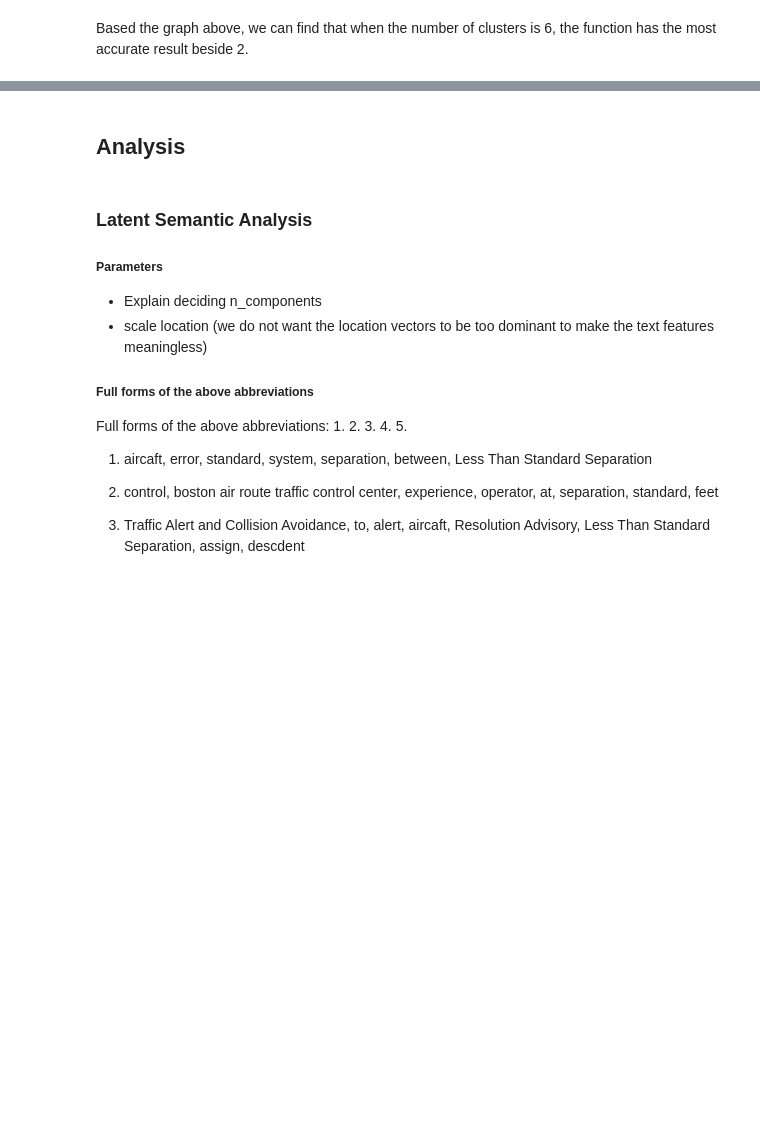
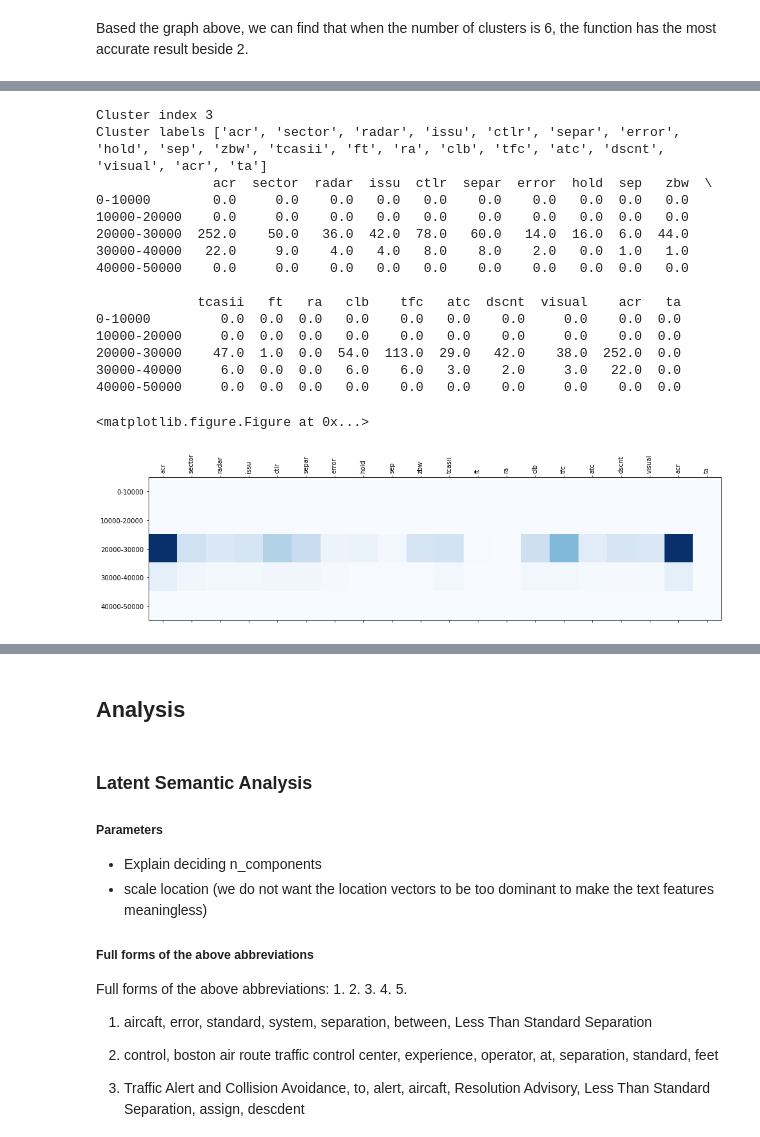
Before and after one commit to lingyigu/acas, a Jupyter notebook: src/03-Clustering.ipynb, the cells around one changed output, grey strips where cells are left out. Cells and saved outputs as stored; diff of their text form; code cells hidden in the pictures; blank space fills up the shorter version.

```diff
--- a/src/03-Clustering.ipynb
+++ b/src/03-Clustering.ipynb
@@ -415,0 +506,20 @@ plt.show()
+# %%
+cluster_heat_map(2)
+# %% [output]
+Cluster index 3
+Cluster labels ['acr', 'sector', 'radar', 'issu', 'ctlr', 'separ', 'error', 'hold', 'sep', 'zbw', 'tcasii', 'ft', 'ra', 'clb', 'tfc', 'atc', 'dscnt', 'visual', 'acr', 'ta']
+               acr  sector  radar  issu  ctlr  separ  error  hold  sep   zbw  \
+0-10000        0.0     0.0    0.0   0.0   0.0    0.0    0.0   0.0  0.0   0.0
+10000-20000    0.0     0.0    0.0   0.0   0.0    0.0    0.0   0.0  0.0   0.0
+20000-30000  252.0    50.0   36.0  42.0  78.0   60.0   14.0  16.0  6.0  44.0
+30000-40000   22.0     9.0    4.0   4.0   8.0    8.0    2.0   0.0  1.0   1.0
+40000-50000    0.0     0.0    0.0   0.0   0.0    0.0    0.0   0.0  0.0   0.0
+
+             tcasii   ft   ra   clb    tfc   atc  dscnt  visual    acr   ta
+0-10000         0.0  0.0  0.0   0.0    0.0   0.0    0.0     0.0    0.0  0.0
+10000-20000     0.0  0.0  0.0   0.0    0.0   0.0    0.0     0.0    0.0  0.0
+20000-30000    47.0  1.0  0.0  54.0  113.0  29.0   42.0    38.0  252.0  0.0
+30000-40000     6.0  0.0  0.0   6.0    6.0   3.0    2.0     3.0   22.0  0.0
+40000-50000     0.0  0.0  0.0   0.0    0.0   0.0    0.0     0.0    0.0  0.0
+<matplotlib.figure.Figure at 0x...>
+[figure, added]
```
Also changed, not shown: parts of 19 cells of this notebook, 1 other file.
